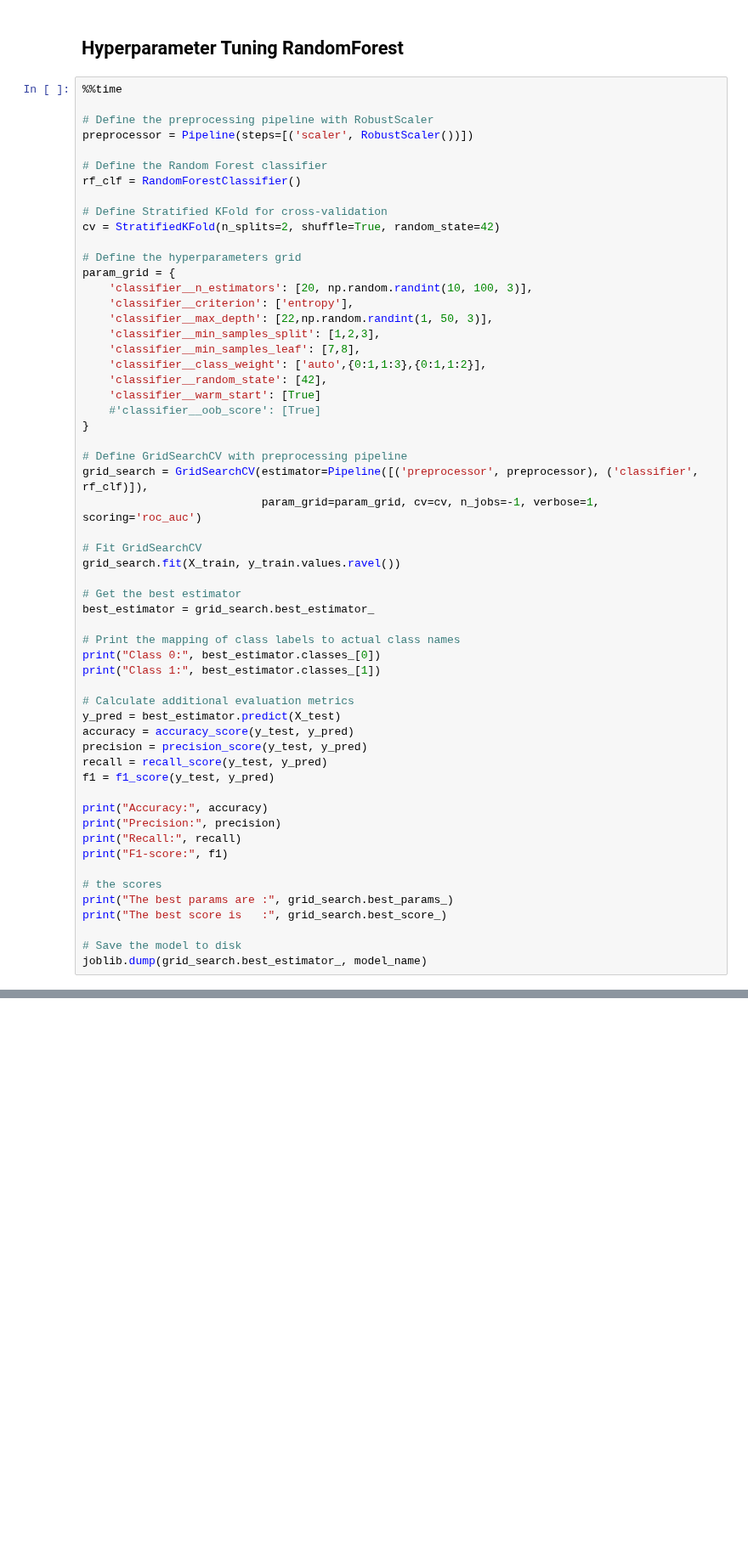
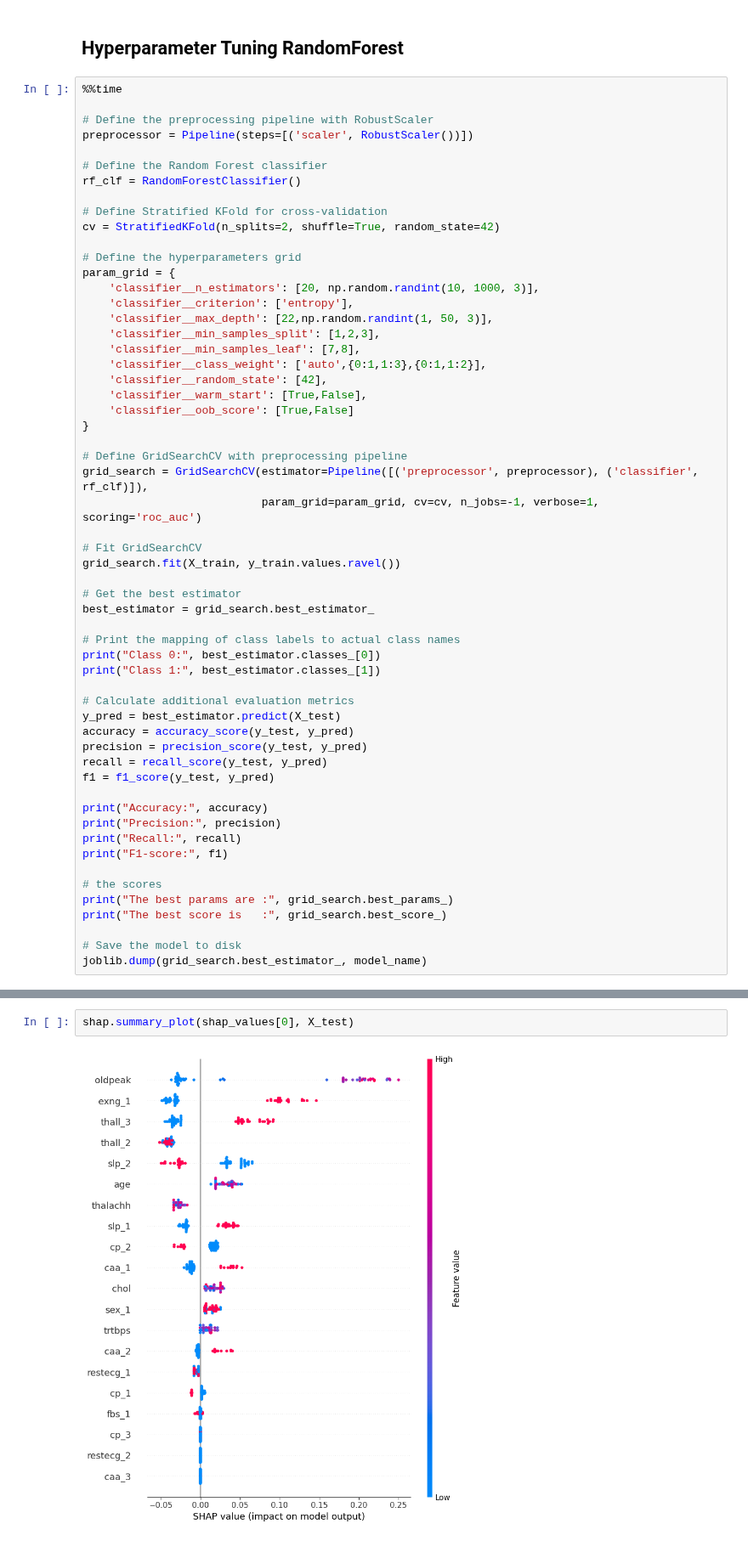
Before and after one commit to pparkitn/kaggle, a Jupyter notebook: classification-random-forest.ipynb, the cells around one changed output, grey strips where cells are left out. Shown at 85% size. Cells and saved outputs as stored; diff of their text form; blank space fills up the shorter version.

Commit message:
Kaggle Notebook | Classification - Random Forest | Version 26

```diff
--- a/classification-random-forest.ipynb
+++ b/classification-random-forest.ipynb
@@ -188,15 +188,15 @@ cv = StratifiedKFold(n_splits=2, shuffle=True, random_state=42)
 
 # Define the hyperparameters grid
 param_grid = {
-    'classifier__n_estimators': [20, np.random.randint(10, 100, 3)],
+    'classifier__n_estimators': [20, np.random.randint(10, 1000, 3)],
     'classifier__criterion': ['entropy'],
     'classifier__max_depth': [22,np.random.randint(1, 50, 3)],
     'classifier__min_samples_split': [1,2,3],
     'classifier__min_samples_leaf': [7,8],
     'classifier__class_weight': ['auto',{0:1,1:3},{0:1,1:2}],
     'classifier__random_state': [42],
-    'classifier__warm_start': [True]
-    #'classifier__oob_score': [True]
+    'classifier__warm_start': [True,False],
+    'classifier__oob_score': [True,False]
 }
 
 # Define GridSearchCV with preprocessing pipeline
@@ -259,0 +278,4 @@ plt.savefig('shap_summary_plot.png', bbox_inches='tight')
+# %%
+shap.summary_plot(shap_values[0], X_test)
+# %% [output]
+[figure, added]
```
Also changed, not shown: parts of 10 cells of this notebook.
